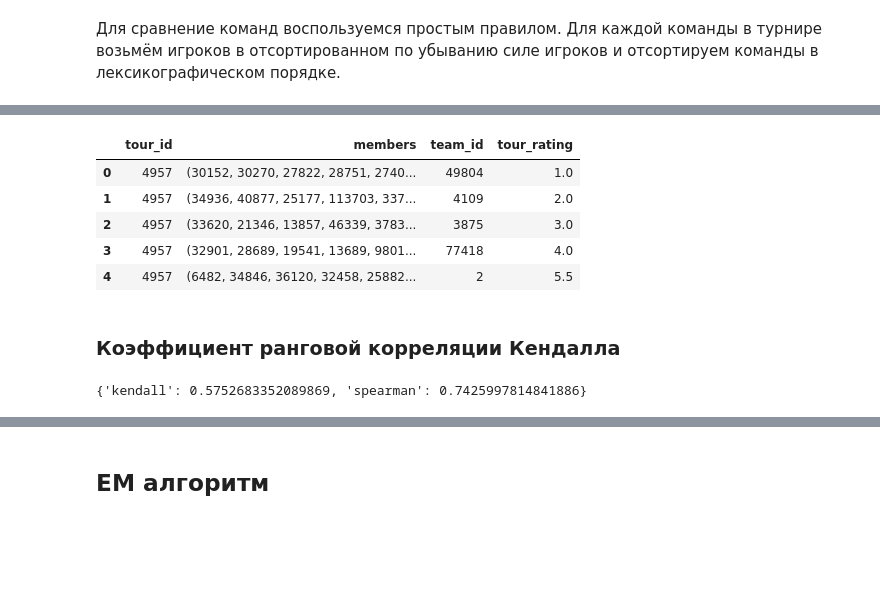
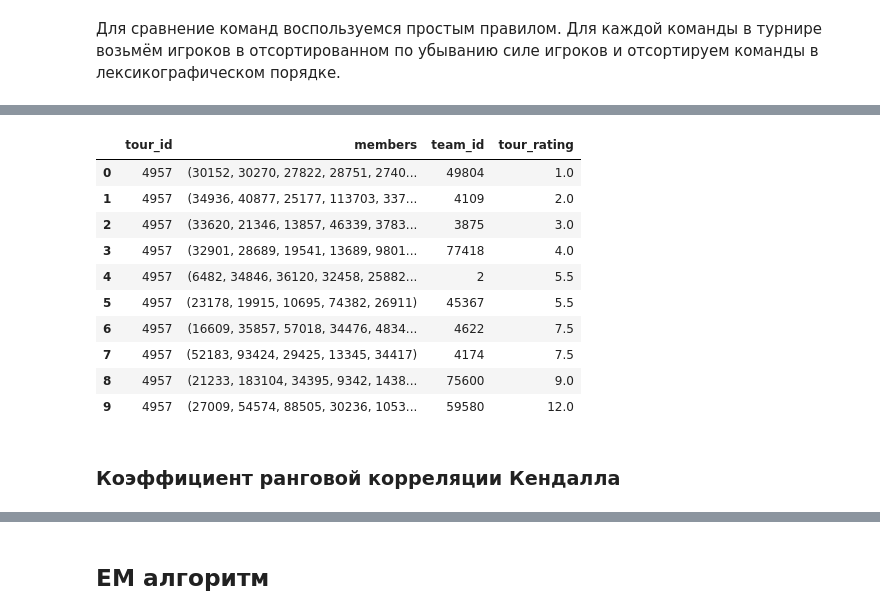
Before and after one commit to KernelA/made-adv-ml-hw2, a Jupyter notebook: solution.ipynb, the cells around one changed output, grey strips where cells are left out. Saved outputs shown, nothing was run; the diff lists cells and outputs as text; code cells hidden in the pictures; blank space fills up the shorter version.

```diff
--- a/solution.ipynb
+++ b/solution.ipynb
@@ -233,11 +213,16 @@ memory usage: 856.0+ KB
 # %%
 test_team_ratings.sort_values(["tour_id", "tour_rating"], inplace=True)
 # %%
-test_team_ratings.head()
+test_team_ratings.head(n=10)
 # %% [output]
 |  | tour_id | members | team_id | tour_rating |
 | 0 | 4957 | (30152, 30270, 27822, 28751, 2740... | 49804 | 1.0 |
 | 1 | 4957 | (34936, 40877, 25177, 113703, 337... | 4109 | 2.0 |
 | 2 | 4957 | (33620, 21346, 13857, 46339, 3783... | 3875 | 3.0 |
 | 3 | 4957 | (32901, 28689, 19541, 13689, 9801... | 77418 | 4.0 |
 | 4 | 4957 | (6482, 34846, 36120, 32458, 25882... | 2 | 5.5 |
+| 5 | 4957 | (23178, 19915, 10695, 74382, 26911) | 45367 | 5.5 |
+| 6 | 4957 | (16609, 35857, 57018, 34476, 4834... | 4622 | 7.5 |
+| 7 | 4957 | (52183, 93424, 29425, 13345, 34417) | 4174 | 7.5 |
+| 8 | 4957 | (21233, 183104, 34395, 9342, 1438... | 75600 | 9.0 |
+| 9 | 4957 | (27009, 54574, 88505, 30236, 1053... | 59580 | 12.0 |
@@ -273,6 +229,4 @@ test_team_ratings.head()
 # %% [markdown]
 ### Коэффициент ранговой корреляции Кендалла
 # %%
-estimate_rank(test_team_ratings, player_ratings)
+baseline = estimate_rank(test_team_ratings, player_ratings)
-# %% [output]
-{'kendall': 0.5752683352089869, 'spearman': 0.7425997814841886}
```
Also changed, not shown: parts of 34 cells of this notebook, 2 other files.
